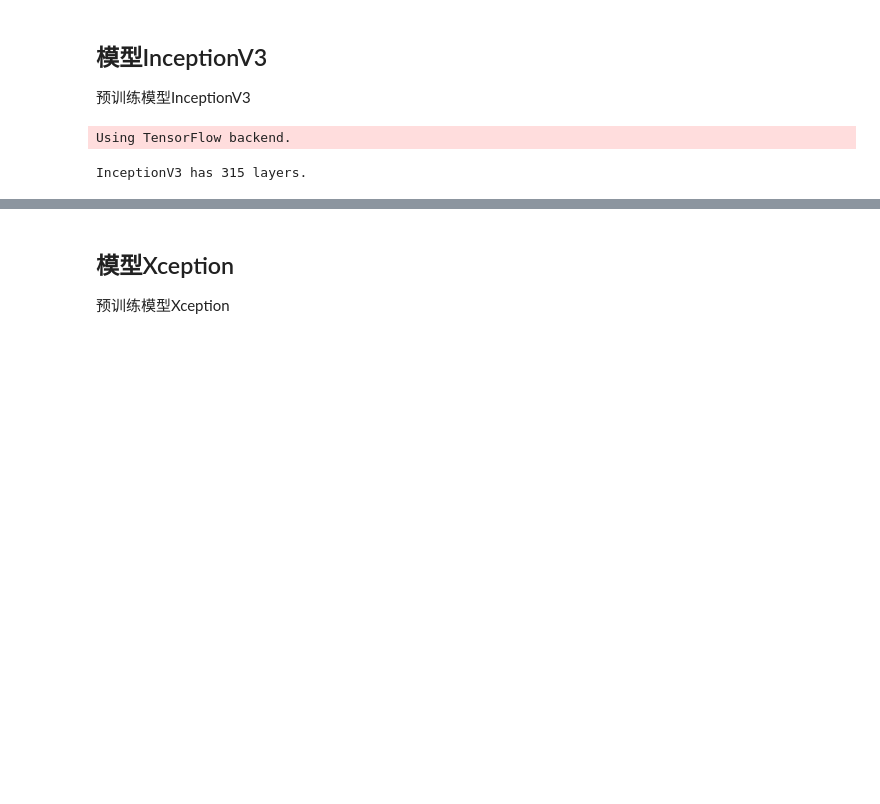
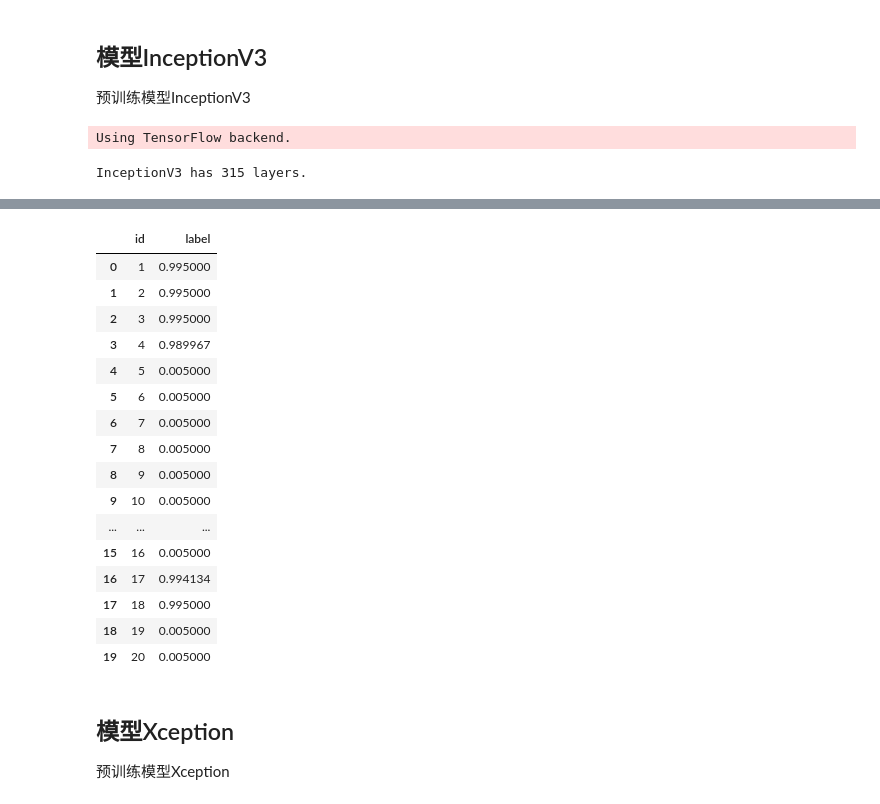
Before and after one commit to catally0/dog_vs_cat_final, a Jupyter notebook: notebook/dog_vs_cat.ipynb, the cells around one changed output, grey strips where cells are left out. Saved outputs shown, nothing was run; the diff lists cells and outputs as text; code cells hidden in the pictures; blank space fills up the shorter version.

```diff
--- a/notebook/dog_vs_cat.ipynb
+++ b/notebook/dog_vs_cat.ipynb
@@ -97,11 +97,11 @@ def load_test_data():
     test = glob.glob("data/test/*.jpg")
     test_data = np.zeros((len(test), 299, 299, 3), dtype=np.uint8)
 
-    i = 0
     for img_name in tqdm(test):
+        index = int(img_name[img_name.rfind('/')+1:img_name.rfind('.')])
+        #print("index=%d name=%s" % (index, img_name))
         img = cv2.imread(img_name)
-        test_data[i] = cv2.resize(img,(299, 299))
-        i += 1
+        test_data[index-1] = cv2.resize(img,(299, 299))
 
     return test_data
 # %%
@@ -206,3 +196,26 @@ submission.head(20)
+# %%
+# 保存结果
+submission = pd.DataFrame(data = {'id':(np.arange(len(test_data))+1), 'label': inceptionv3_predict})
+submission.to_csv('submission_inceptionv3.csv',index=False)
+submission.head(20)
+# %% [output]
+|  | id | label |
+| 0 | 1 | 0.995000 |
+| 1 | 2 | 0.995000 |
+| 2 | 3 | 0.995000 |
+| 3 | 4 | 0.989967 |
+| 4 | 5 | 0.005000 |
+| 5 | 6 | 0.005000 |
+| 6 | 7 | 0.005000 |
+| 7 | 8 | 0.005000 |
+| 8 | 9 | 0.005000 |
+| 9 | 10 | 0.005000 |
+| ... | ... | ... |
+| 15 | 16 | 0.005000 |
+| 16 | 17 | 0.994134 |
+| 17 | 18 | 0.995000 |
+| 18 | 19 | 0.005000 |
+| 19 | 20 | 0.005000 |
 # %% [markdown]
 ## 模型Xception
 预训练模型Xception
```
Also changed, not shown: parts of 14 cells of this notebook, 4 other files.
